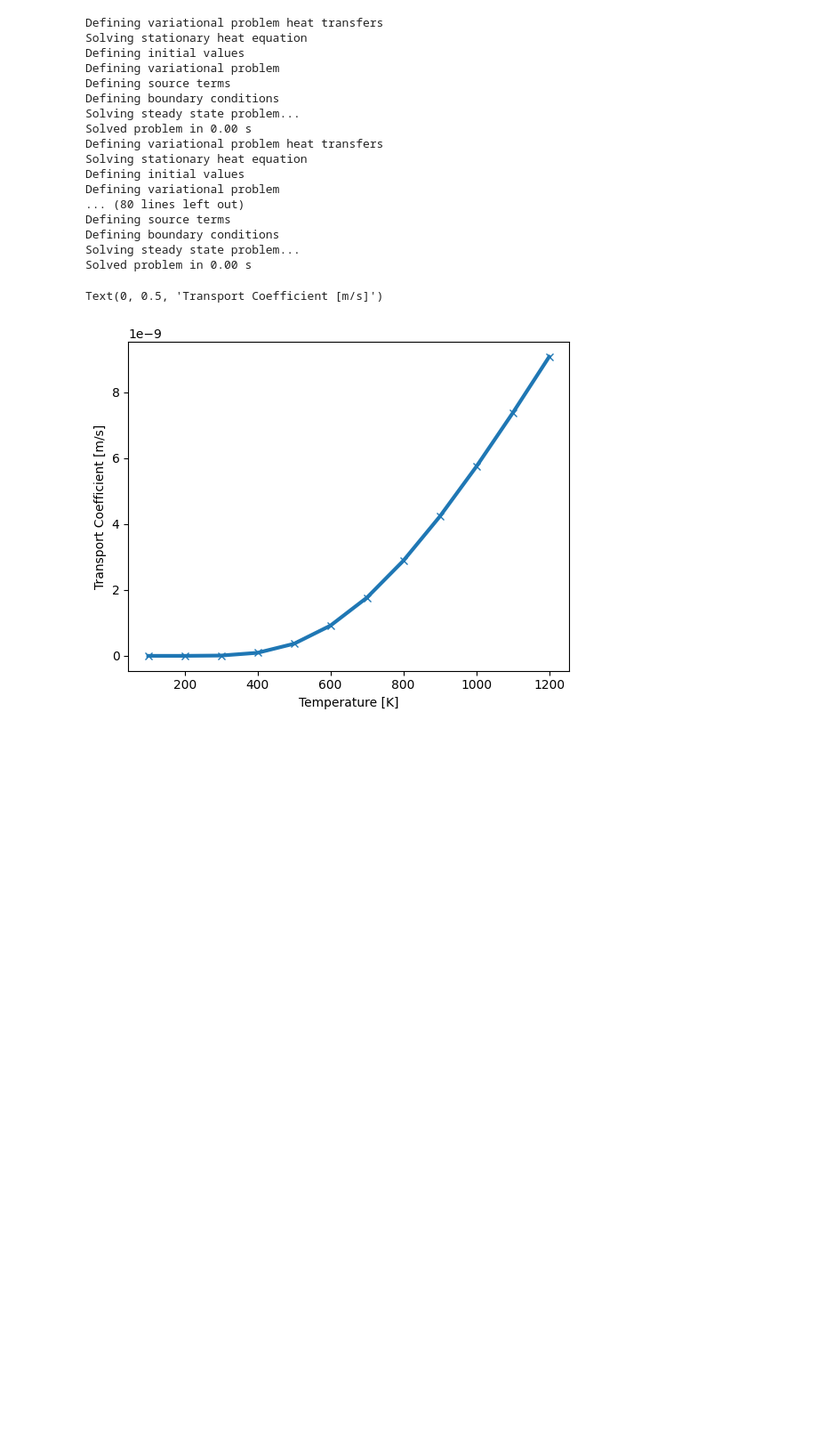
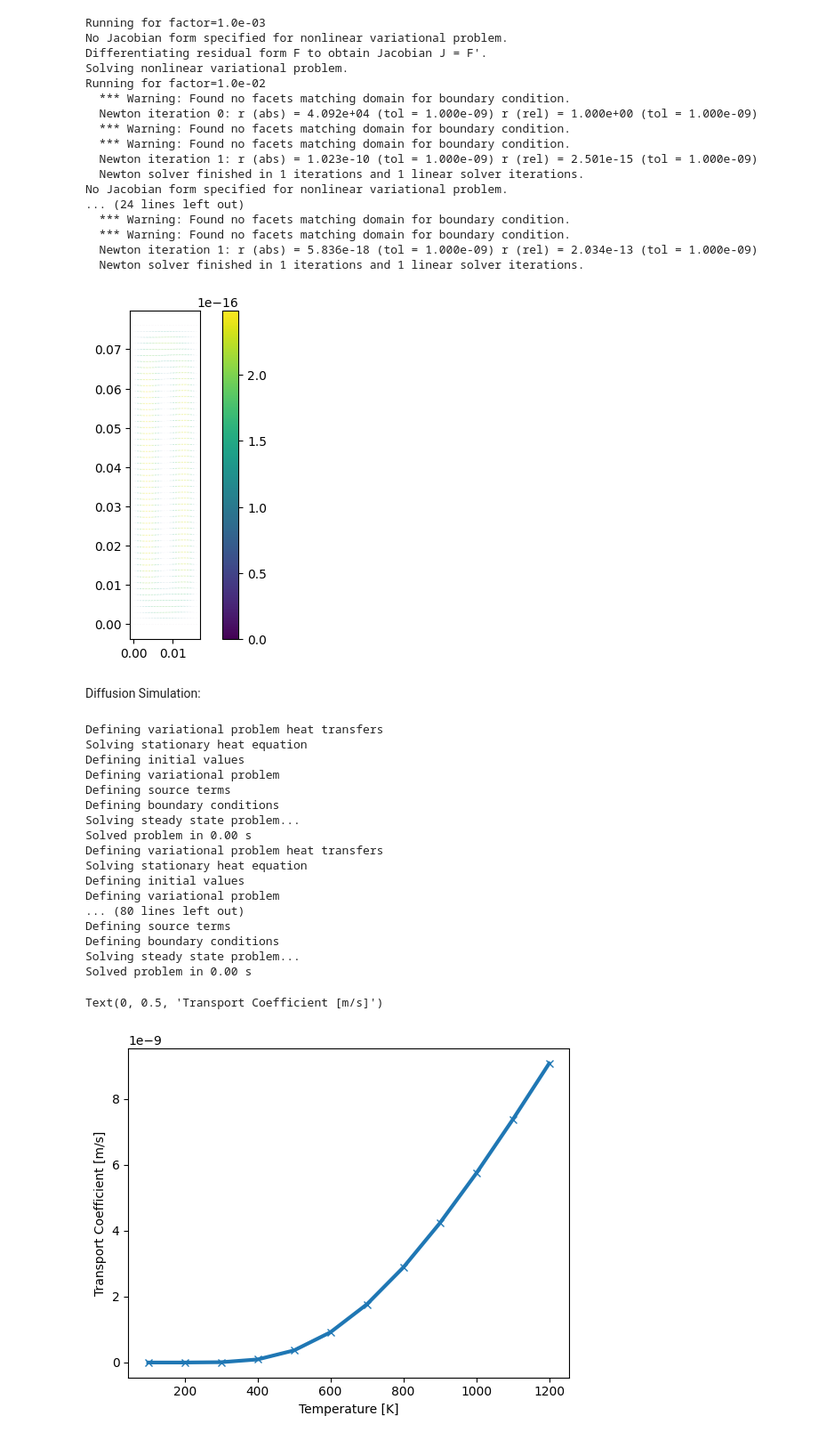
Before and after one commit to WeaverC20/LIBRADiff, a Jupyter notebook: BABY_2D_Simulation.ipynb, the cells around one changed output. Shown at 89% size. Cells and saved outputs as stored; diff of their text form; code cells hidden in the pictures; blank space fills up the shorter version.

```diff
--- a/BABY_2D_Simulation.ipynb
+++ b/BABY_2D_Simulation.ipynb
@@ -54,3 +162,34 @@ def read_results(export_path):
+# %%
+T_cold = [1]
+foldername = f"Results/dt={T_cold[0]}/"
+T_hot = 700 + 273.15
+T_cold = T_hot - T_cold[0]
+u, p, T = velocity_field(T_cold=T_cold, T_hot=T_hot, my_mesh=mesh_fenics, results_folder=foldername)
+
+CS = plot(u)
+plt.colorbar(CS)
+plt.show()
+# %% [output]
+Running for factor=1.0e-03
+No Jacobian form specified for nonlinear variational problem.
+Differentiating residual form F to obtain Jacobian J = F'.
+Solving nonlinear variational problem.
+Running for factor=1.0e-02
+  *** Warning: Found no facets matching domain for boundary condition.
+  Newton iteration 0: r (abs) = 4.092e+04 (tol = 1.000e-09) r (rel) = 1.000e+00 (tol = 1.000e-09)
+  *** Warning: Found no facets matching domain for boundary condition.
+  *** Warning: Found no facets matching domain for boundary condition.
+  Newton iteration 1: r (abs) = 1.023e-10 (tol = 1.000e-09) r (rel) = 2.501e-15 (tol = 1.000e-09)
+  Newton solver finished in 1 iterations and 1 linear solver iterations.
+No Jacobian form specified for nonlinear variational problem.
+... (24 lines left out)
+  *** Warning: Found no facets matching domain for boundary condition.
+  *** Warning: Found no facets matching domain for boundary condition.
+  Newton iteration 1: r (abs) = 5.836e-18 (tol = 1.000e-09) r (rel) = 2.034e-13 (tol = 1.000e-09)
+  Newton solver finished in 1 iterations and 1 linear solver iterations.
+[figure, added]
+# %% [markdown]
+Diffusion Simulation:
 # %%
 def my_simulation(T_array, mesh_fenics):
     """
```
Also changed, not shown: parts of 10 cells of this notebook.
